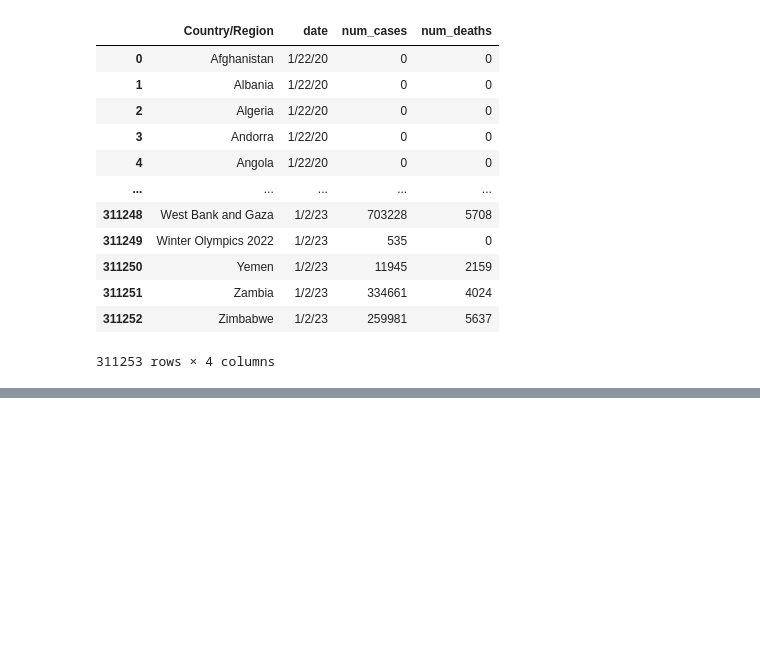
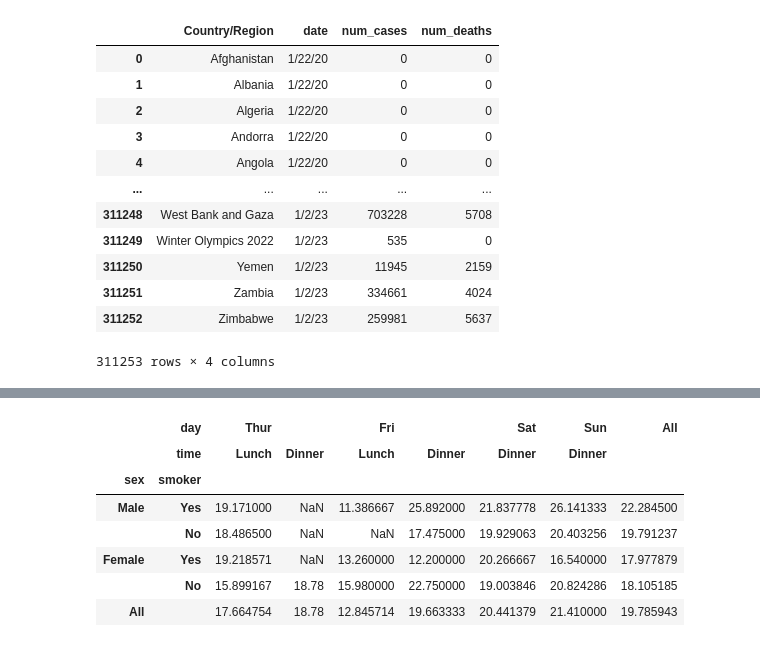
Before and after one commit to divyanshooter/Python, a Jupyter notebook: Tools/Pandas/Multindex Series and Dataframe.ipynb, the cells around one changed output, grey strips where cells are left out. Saved outputs shown, nothing was run; the diff lists cells and outputs as text; code cells hidden in the pictures; blank space fills up the shorter version.

```diff
--- a/Tools/Pandas/Multindex Series and Dataframe.ipynb
+++ b/Tools/Pandas/Multindex Series and Dataframe.ipynb
@@ -607,0 +697,12 @@ confirm.merge(death,on=['Province/State','Country/Region','Lat','Long','date'])[
+# %%
+#margins allows us to see total and subtotal
+tips.pivot_table(index=['sex','smoker'],columns=['day','time'],values='total_bill',margins=True)
+# %% [output]
+|  | day | Thur |  | Fri |  | Sat | Sun | All |
+|  | time | Lunch | Dinner | Lunch | Dinner | Dinner | Dinner |  |
+| sex | smoker |  |  |  |  |  |  |  |
+| Male | Yes | 19.171000 | NaN | 11.386667 | 25.892000 | 21.837778 | 26.141333 | 22.284500 |
+|  | No | 18.486500 | NaN | NaN | 17.475000 | 19.929063 | 20.403256 | 19.791237 |
+| Female | Yes | 19.218571 | NaN | 13.260000 | 12.200000 | 20.266667 | 16.540000 | 17.977879 |
+|  | No | 15.899167 | 18.78 | 15.980000 | 22.750000 | 19.003846 | 20.824286 | 18.105185 |
+| All |  | 17.664754 | 18.78 | 12.845714 | 19.663333 | 20.441379 | 21.410000 | 19.785943 |
```
Also changed, not shown: parts of 12 cells of this notebook.
